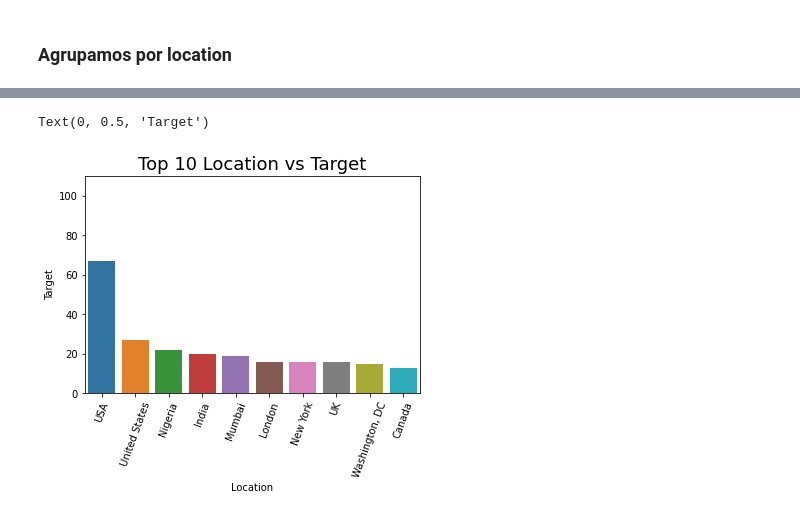
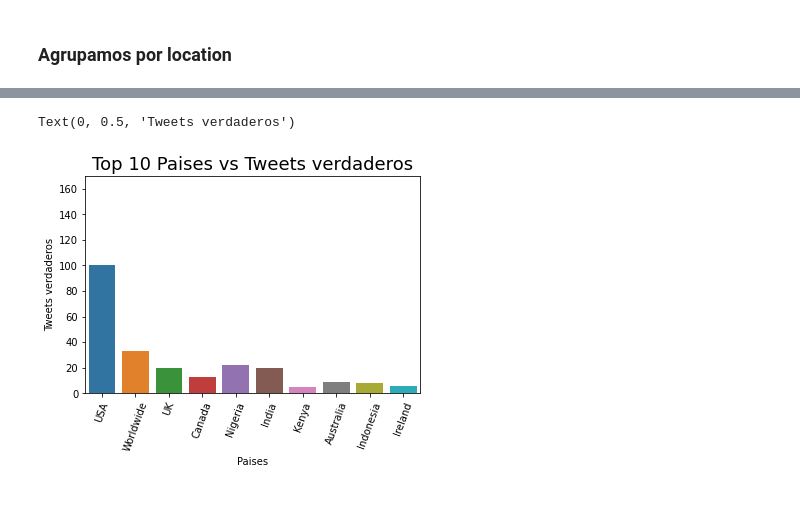
Before and after one commit to pablbob/9558-7506-Data-Hunters, a Jupyter notebook: TP1.ipynb, the cells around one changed output, grey strips where cells are left out. Saved outputs shown, nothing was run; the diff lists cells and outputs as text; code cells hidden in the pictures.

Commit message:
Correccion location

```diff
--- a/TP1.ipynb
+++ b/TP1.ipynb
@@ -79,0 +121,16 @@ Name: location, Length: 3341, dtype: int64
+# %%
+train['location'] = train['location'].str.replace('United Kingdom', 'UK', case=False)
+train['location'] = train['location'].str.replace('California, USA', 'California', case=False)
+train['location'] = train['location'].str.replace('New York, NY', 'New York', case=False)
+train['location'] = train['location'].str.replace('New York ,NY', 'New York', case=False)
+train['location'] = train['location'].str.replace('New York City', 'New York', case=False)
+train['location'] = train['location'].str.replace('NYC', 'New York', case=False)
+train['location'] = train['location'].str.replace('Washington, D.C.', 'Washington, DC', case=False)
+train['location'] = train['location'].str.replace('Los Angeles, CA', 'Los Angeles', case=False)
+train['location'] = train['location'].str.replace('London, UK', 'London', case=False)
+train['location'] = train['location'].replace('worldwide', 'Worldwide')
+train['location'] = train['location'].replace('Denver, Colorado', 'Devnver, CO')
+train['location'] = train['location'].replace('Seattle, WA', 'Seattle')
+train['location'] = train['location'].str.replace('Earth', 'Worldwide', case=False)
+train['location'] = train['location'].str.replace('Everywhere', 'Worldwide', case=False)
+train['location'].value_counts().head(40)
@@ -79,0 +155,6 @@ Name: location, Length: 3341, dtype: int64
+# %%
+train['location'] = train['location'].str.replace('San Francisco, CA', 'San Francisco', case=False)
+train['location'] = train['location'].str.replace('London, England', 'London', case=False)
+train['location'] = train['location'].str.replace('Chicago, IL', 'Chicago', case=False)
+train['location'] = train['location'].replace('World', 'Worldwide')
+train['location'].value_counts().head(30)
@@ -401,4 +500,4 @@ Name: location, Length: 2142, dtype: int64
 # %% [markdown]
 #### Corrección en location
 # %%
-train.loc[train['location'] == 'M!$$!$$!PP!', 'location'] = 'Mississippi'
+train['location'] = train['location'].replace('M!$$!$$!PP!', 'Mississippi')
@@ -460,0 +545,5 @@ top_10_location_target
+# %%
+countries = ['USA', 'Australia', 'Canada', 'India', 'Indonesia', 'Ireland', 'Kenya', 'Nigeria', 'UK', 'Scotland', 'South Africa', 'Worldwide', '304']
+grouped_by_country = grouped_by_location.loc[countries]
+top_10_countries = grouped_by_country.nlargest(10, ('target', 'count'))
+top_10_countries
@@ -461,10 +574,10 @@ top_10_location_target
 # %%
-sb.barplot(x=top_10_location_target.index, y=top_10_location_target['sum'])
-plt.ylim(0, 110)
+sb.barplot(x=top_10_countries.index, y=top_10_countries[('target', 'sum')])
+plt.ylim(0, 170)
 plt.xticks(rotation=70)
-plt.title("Top 10 Location vs Target", fontsize=18)
-plt.xlabel("Location")
-plt.ylabel("Target")
+plt.title("Top 10 Paises vs Tweets verdaderos", fontsize=18)
+plt.xlabel("Paises")
+plt.ylabel("Tweets verdaderos")
 # %% [output]
-Text(0, 0.5, 'Target')
+Text(0, 0.5, 'Tweets verdaderos')
-[figure, old version]
+[figure, new version]
```
Also changed, not shown: parts of 33 cells of this notebook.
